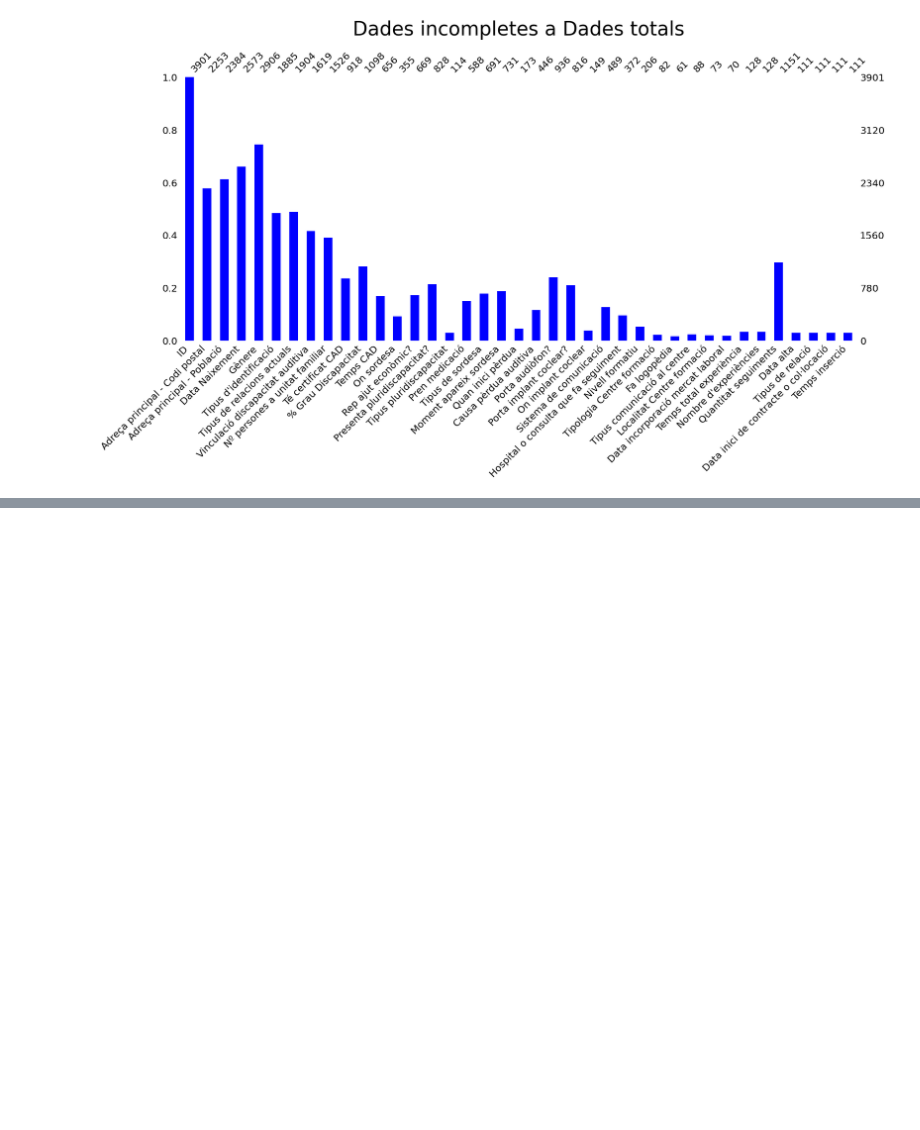
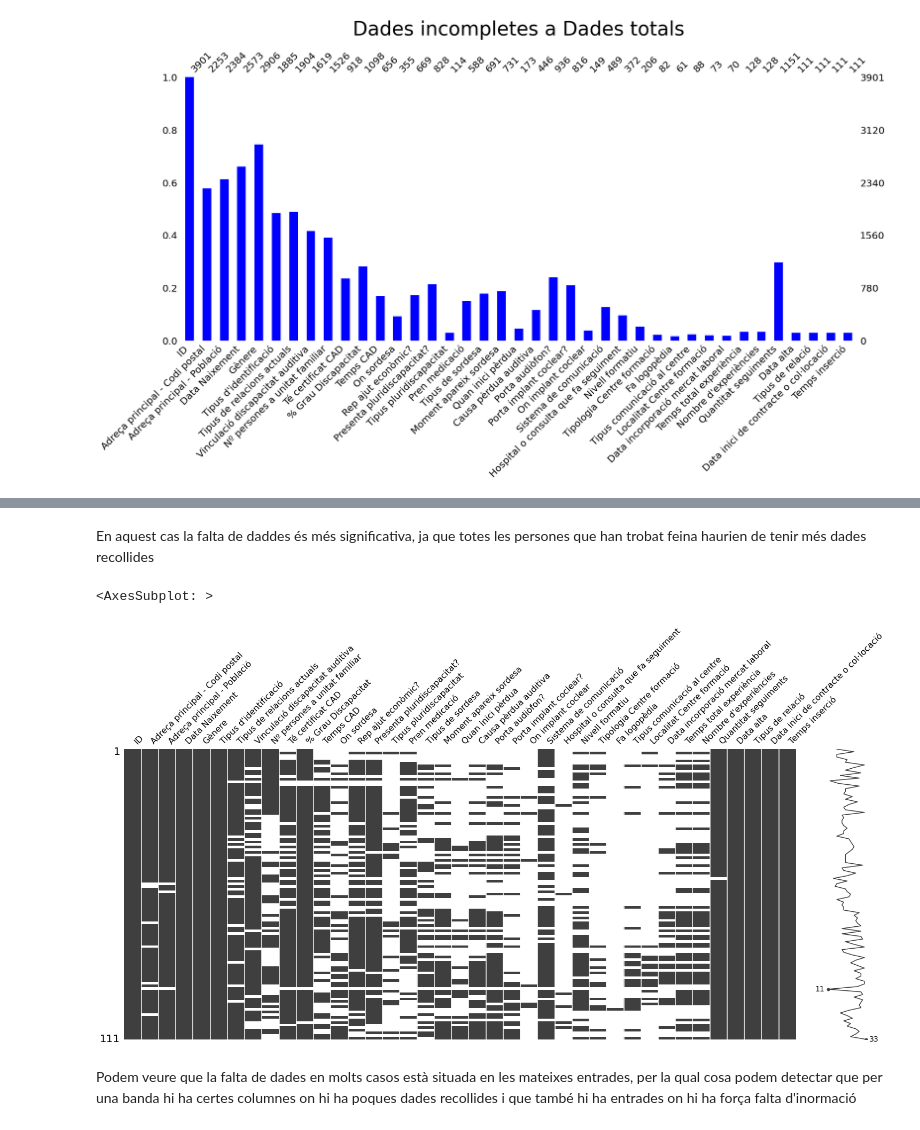
Before and after one commit to perot84/Projecte-final, a Jupyter notebook: 2.Unit.ipynb, the cells around one changed output, grey strips where cells are left out. Cells and saved outputs as stored; diff of their text form; code cells hidden in the pictures; blank space fills up the shorter version.

```diff
--- a/2.Unit.ipynb
+++ b/2.Unit.ipynb
@@ -226,3 +226,12 @@ msno.bar(df, color='b',fontsize=20)
+# %% [markdown]
+En aquest cas la falta de daddes és més significativa, ja que totes les persones que han trobat feina haurien de tenir més dades recollides
+# %%
+msno.matrix(df_ins)
+# %% [output]
+<AxesSubplot: >
+[figure, added]
+# %% [markdown]
+Podem veure que la falta de dades en molts casos està situada en les mateixes entrades, per la qual cosa podem detectar que per una banda hi ha certes columnes on hi ha poques dades recollides i que també hi ha entrades on hi ha força falta d'inormació
 # %%
 #df_ins a csv
 df_ins.to_csv('df_ins.csv', index=False)
```
Also changed, not shown: parts of 9 cells of this notebook, 8 other files.
